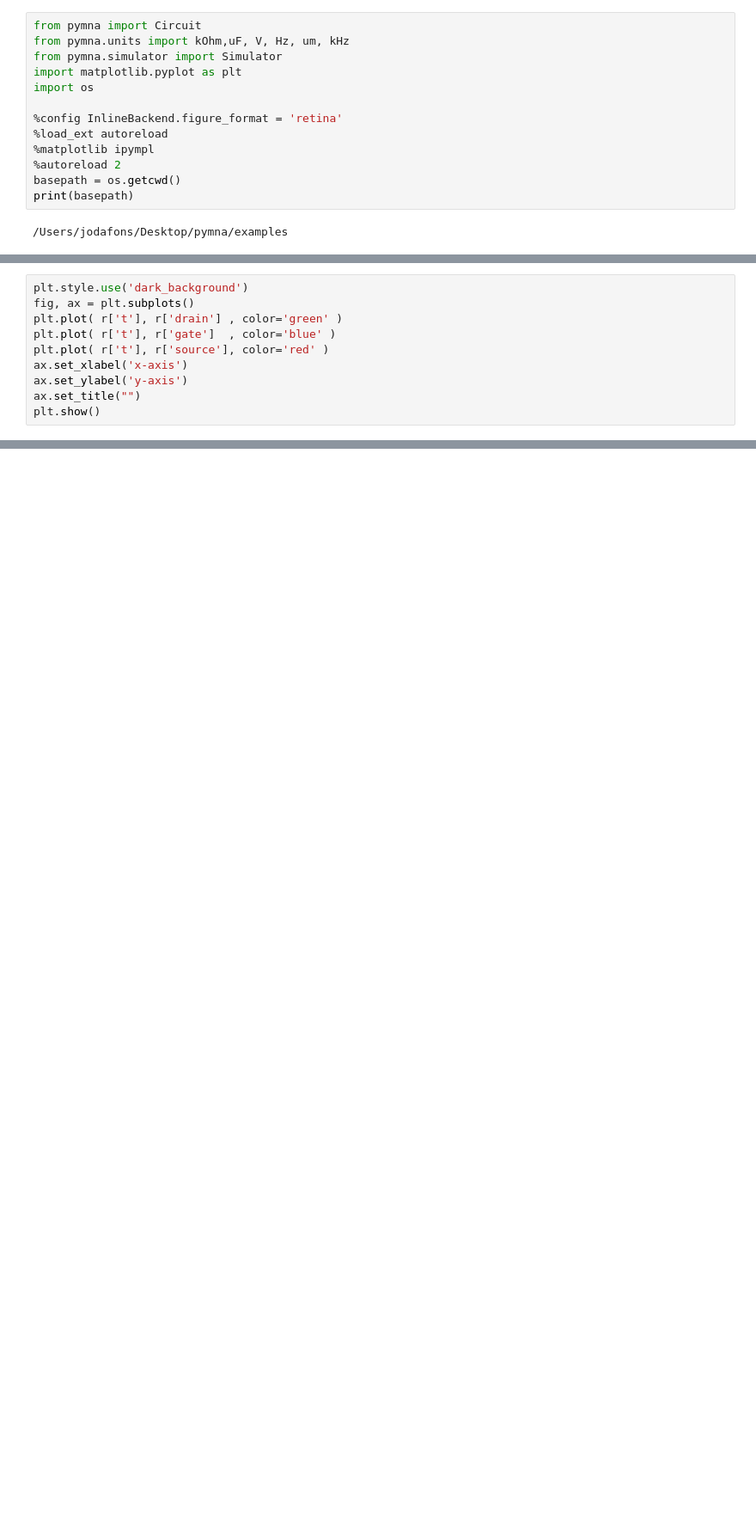
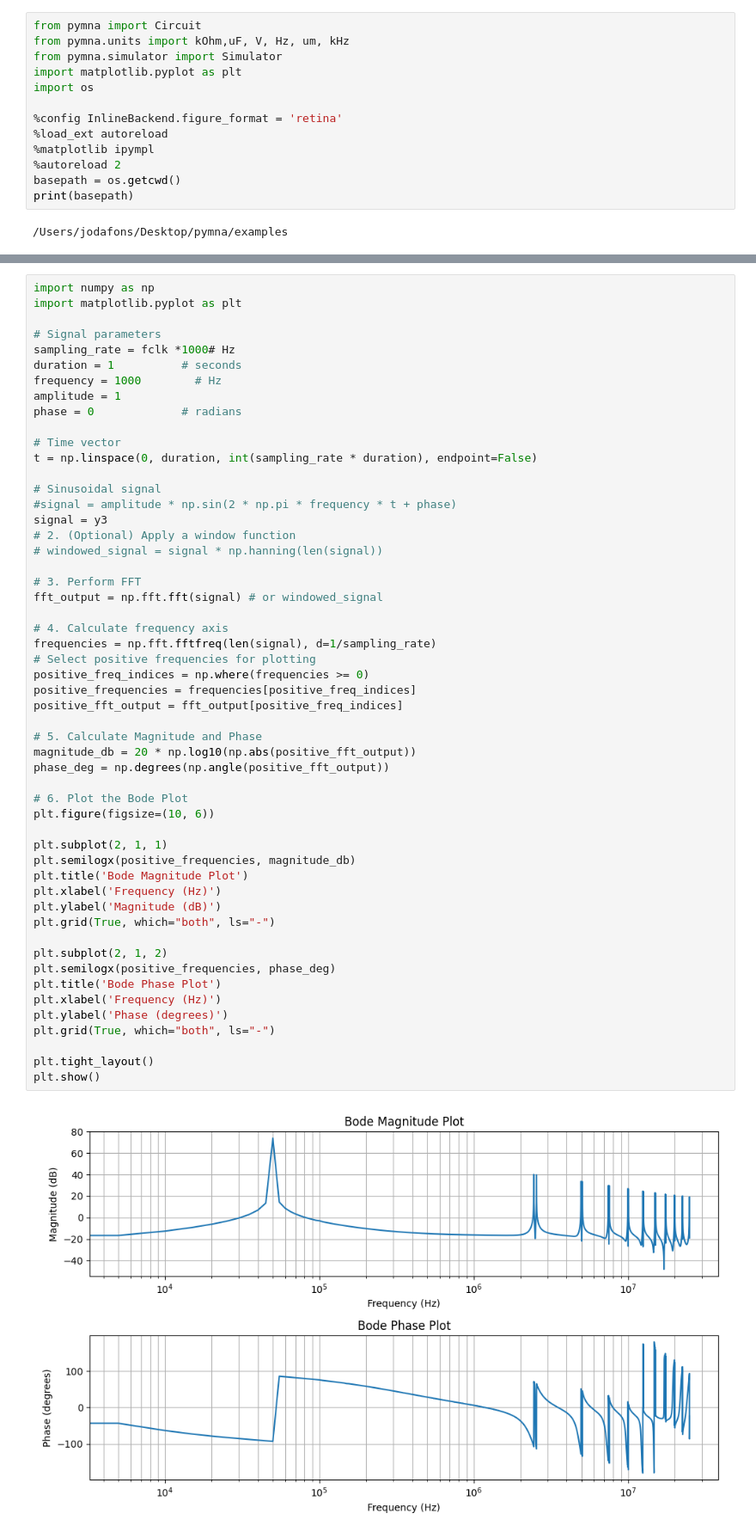
Before and after one commit to jodafons/pymna, a Jupyter notebook: examples/oscilador.ipynb, the cells around one changed output, grey strips where cells are left out. Shown: that part at 86% size. Saved outputs shown, nothing was run; the diff lists cells and outputs as text; blank space fills up the shorter version.

```diff
--- a/examples/oscilador.ipynb
+++ b/examples/oscilador.ipynb
@@ -104,10 +15,0 @@ Max number of nodes: 3
-# %%
-plt.style.use('dark_background')
-fig, ax = plt.subplots()
-plt.plot( r['t'], r['drain'] , color='green' )
-plt.plot( r['t'], r['gate']  , color='blue' )
-plt.plot( r['t'], r['source'], color='red' )
-ax.set_xlabel('x-axis')
-ax.set_ylabel('y-axis')
-ax.set_title("")
-plt.show()
@@ -192,0 +91,55 @@ plt.show()
+# %%
+import numpy as np
+import matplotlib.pyplot as plt
+
+# Signal parameters
+sampling_rate = fclk *1000# Hz
+duration = 1          # seconds
+frequency = 1000        # Hz
+amplitude = 1
+phase = 0             # radians
+
+# Time vector
+t = np.linspace(0, duration, int(sampling_rate * duration), endpoint=False)
+
+# Sinusoidal signal
+#signal = amplitude * np.sin(2 * np.pi * frequency * t + phase)
+signal = y3
+# 2. (Optional) Apply a window function
+# windowed_signal = signal * np.hanning(len(signal))
+
+# 3. Perform FFT
+fft_output = np.fft.fft(signal) # or windowed_signal
+
+# 4. Calculate frequency axis
+frequencies = np.fft.fftfreq(len(signal), d=1/sampling_rate)
+# Select positive frequencies for plotting
+positive_freq_indices = np.where(frequencies >= 0)
+positive_frequencies = frequencies[positive_freq_indices]
+positive_fft_output = fft_output[positive_freq_indices]
+
+# 5. Calculate Magnitude and Phase
+magnitude_db = 20 * np.log10(np.abs(positive_fft_output))
+phase_deg = np.degrees(np.angle(positive_fft_output))
+
+# 6. Plot the Bode Plot
+plt.figure(figsize=(10, 6))
+
+plt.subplot(2, 1, 1)
+plt.semilogx(positive_frequencies, magnitude_db)
+plt.title('Bode Magnitude Plot')
+plt.xlabel('Frequency (Hz)')
+plt.ylabel('Magnitude (dB)')
+plt.grid(True, which="both", ls="-")
+
+plt.subplot(2, 1, 2)
+plt.semilogx(positive_frequencies, phase_deg)
+plt.title('Bode Phase Plot')
+plt.xlabel('Frequency (Hz)')
+plt.ylabel('Phase (degrees)')
+plt.grid(True, which="both", ls="-")
+
+plt.tight_layout()
+plt.show()
+# %% [output]
+[figure, added]
```
Also changed, not shown: parts of 7 cells of this notebook, 24 other files.
